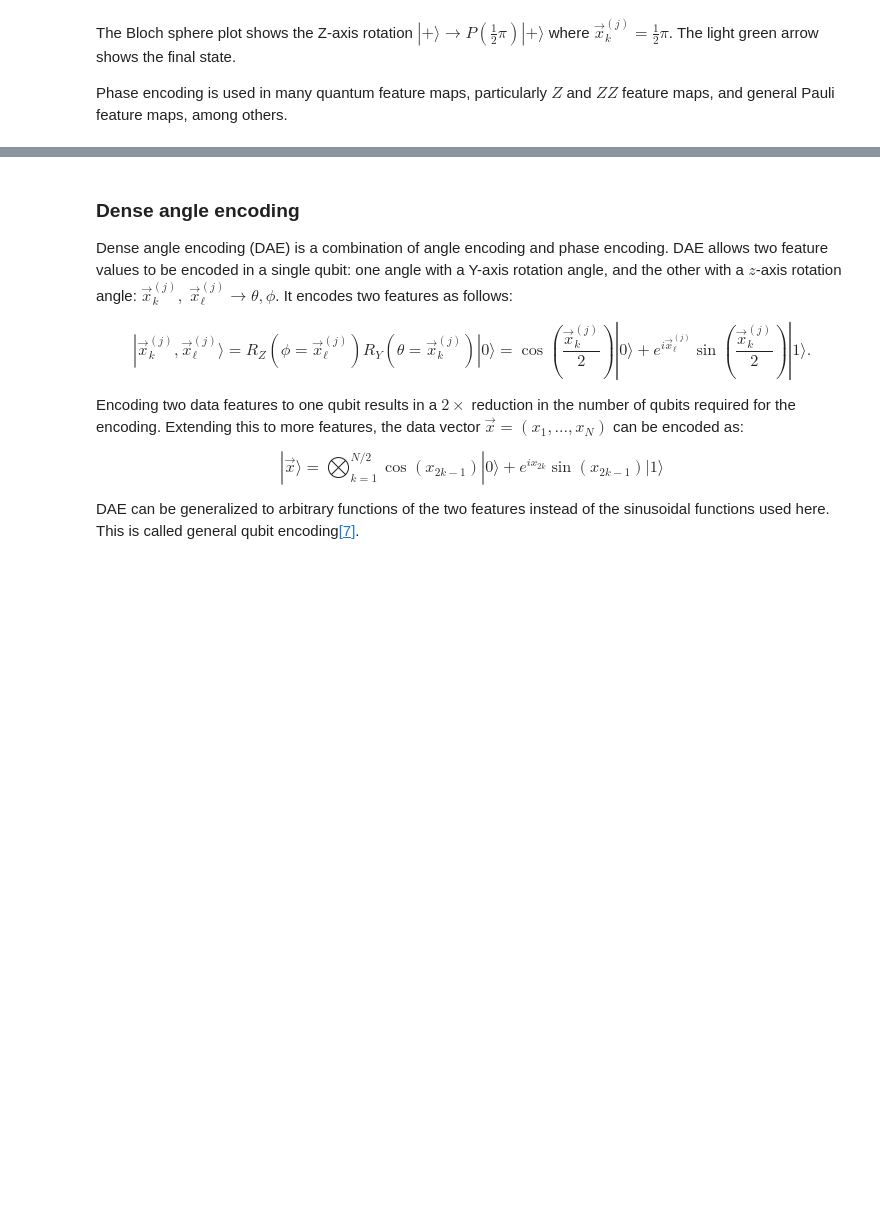
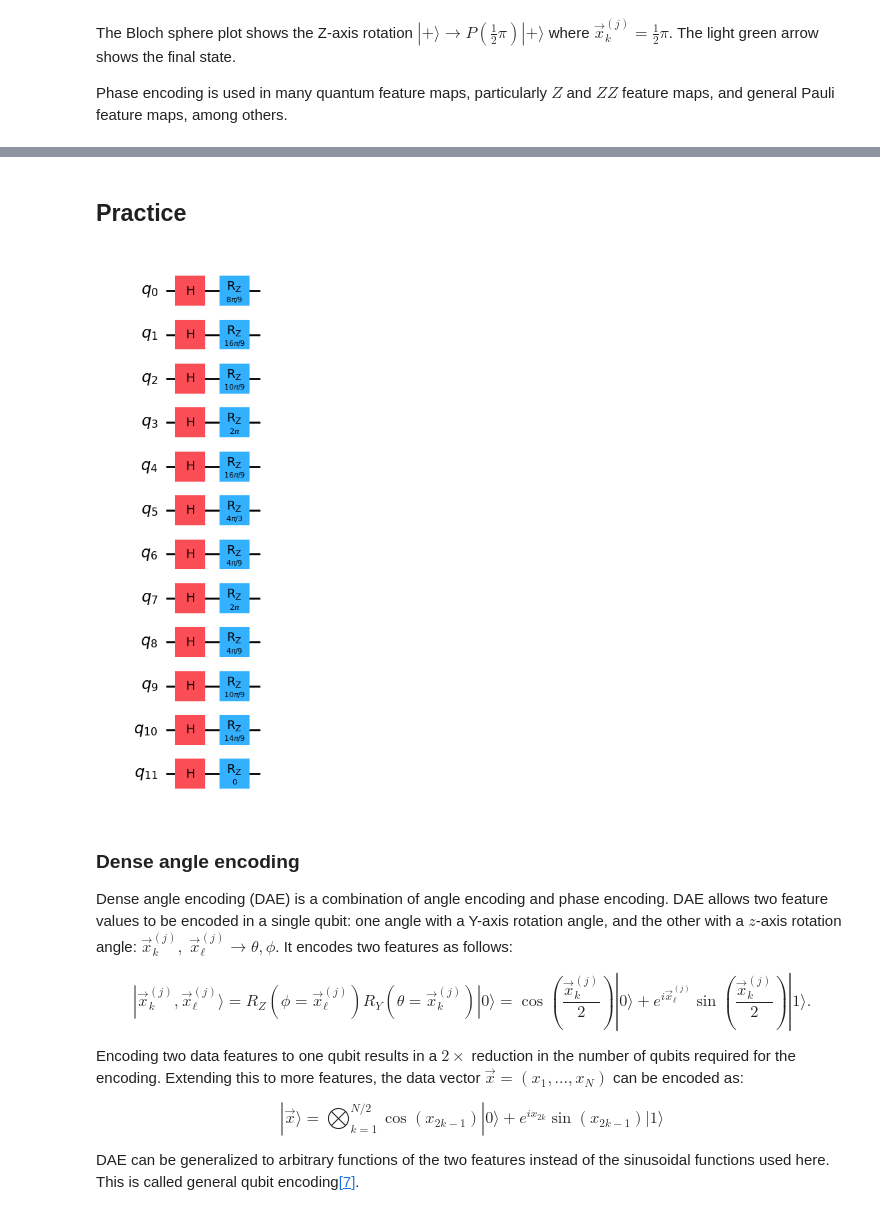
Before and after one commit to Virendra513/QML1, a Jupyter notebook: QML/data-encoding.ipynb, the cells around one changed output, grey strips where cells are left out. Drawn from its saved outputs; the diff is of its cells as text; code cells hidden in the pictures; blank space fills up the shorter version.

```diff
--- a/QML/data-encoding.ipynb
+++ b/QML/data-encoding.ipynb
@@ -734,6 +770,20 @@ Read the questions below, think about your answers, then click the triangles to
 
   !["Output of the previous code cell"](/learning/images/courses/quantum-machine-learning/data-encoding/checkin5.avif)
 </details>
+# %% [markdown]
+## Practice
+# %%
+phase_data = [4, 8, 5, 9, 8, 6, 2, 9, 2, 5, 7, 0]
+
+qc = QuantumCircuit(len(phase_data))
+
+for i in range(0, len(phase_data)):
+    qc.h(i)
+    qc.rz(phase_data[i]* 2 * math.pi / float(max(phase_data)), i)
+
+qc.draw(output="mpl")
+# %% [output]
+[figure, added]
 # %% [markdown]
 ### Dense angle encoding
 
```
Also changed, not shown: parts of 10 cells of this notebook.
